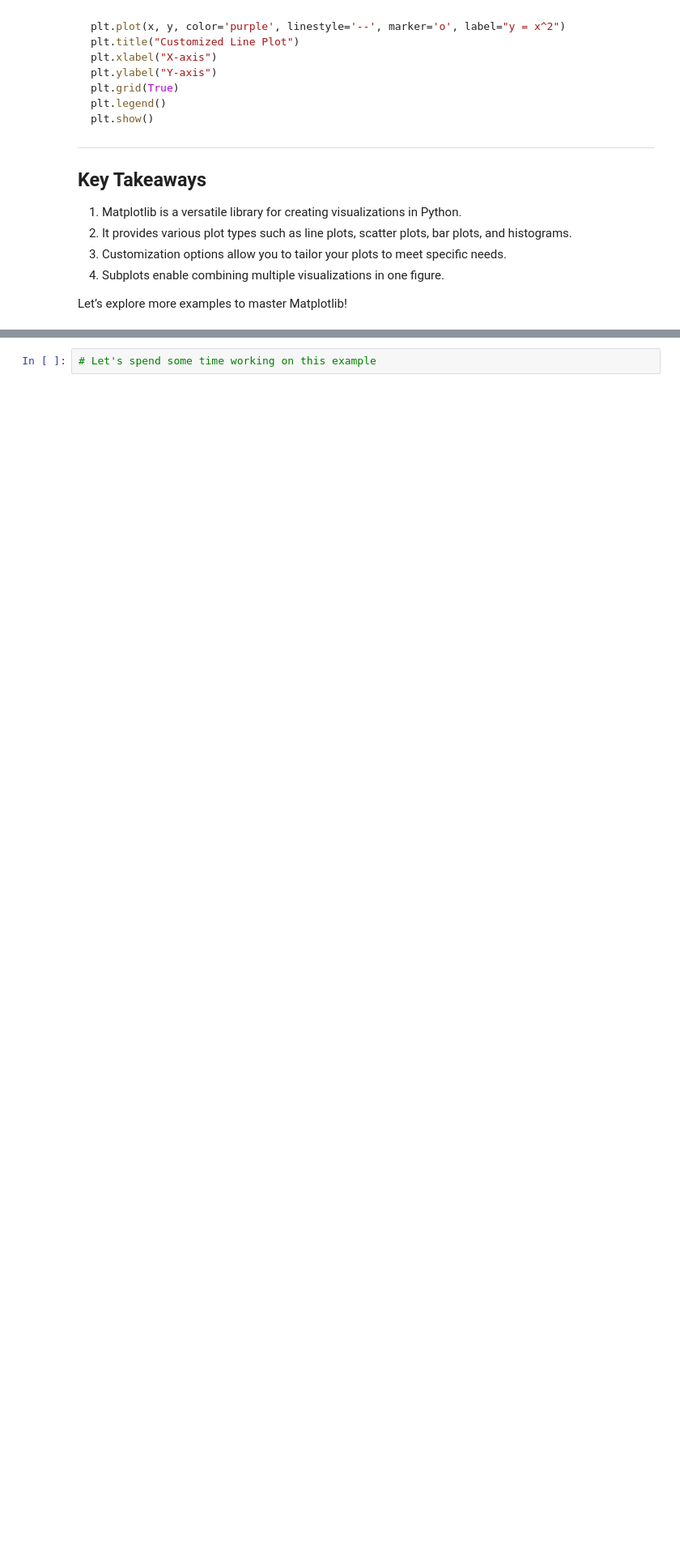
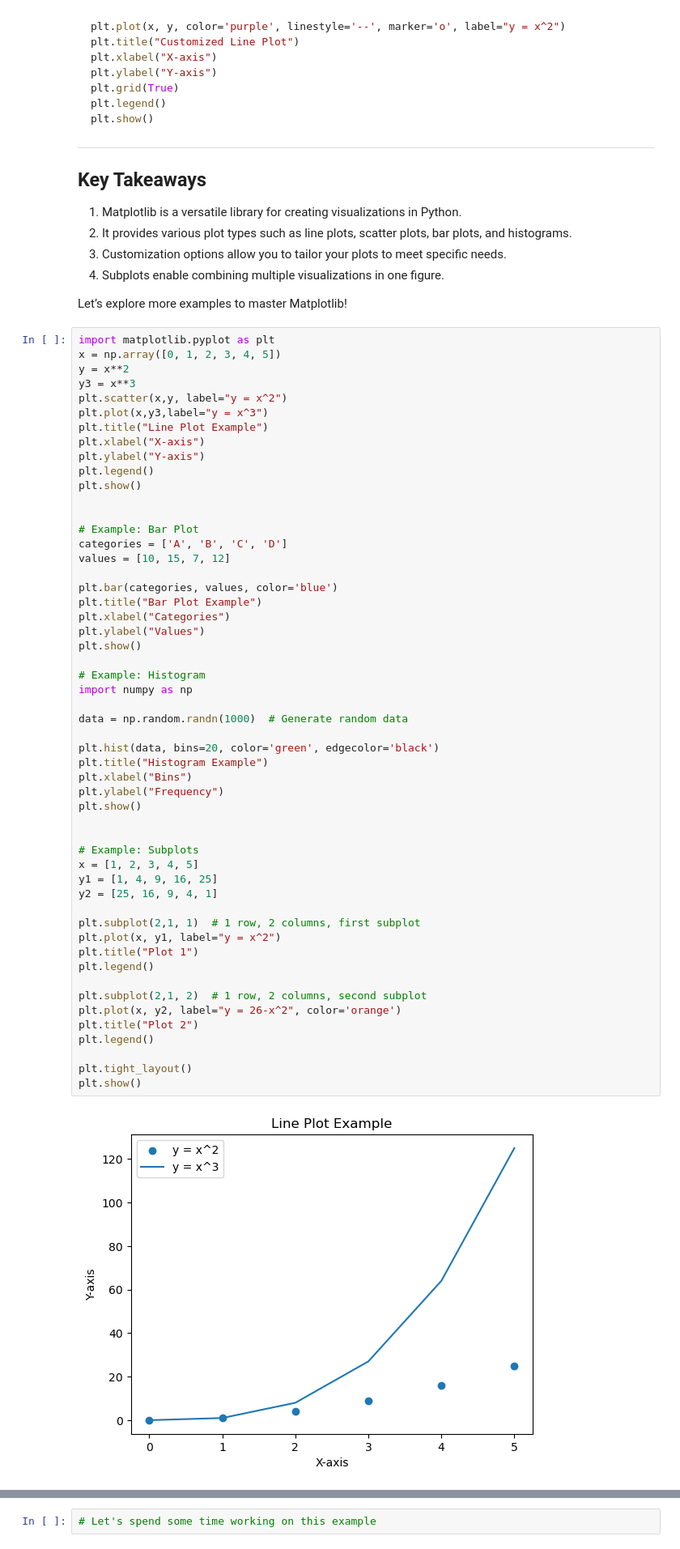
Before and after one commit to armankarshenas/TUMS2025, a Jupyter notebook: lectures/lecture5.ipynb, the cells around one changed output, grey strips where cells are left out. Shown at 81% size. Saved outputs shown, nothing was run; the diff lists cells and outputs as text; blank space fills up the shorter version.

```diff
--- a/lectures/lecture5.ipynb
+++ b/lectures/lecture5.ipynb
@@ -338,3 +389,58 @@ plt.show()
 4. Subplots enable combining multiple visualizations in one figure.
 
 Let’s explore more examples to master Matplotlib!
+# %%
+import matplotlib.pyplot as plt
+x = np.array([0, 1, 2, 3, 4, 5])
+y = x**2
+y3 = x**3
+plt.scatter(x,y, label="y = x^2")
+plt.plot(x,y3,label="y = x^3")
+plt.title("Line Plot Example")
+plt.xlabel("X-axis")
+plt.ylabel("Y-axis")
+plt.legend()
+plt.show()
+
+
+# Example: Bar Plot
+categories = ['A', 'B', 'C', 'D']
+values = [10, 15, 7, 12]
+
+plt.bar(categories, values, color='blue')
+plt.title("Bar Plot Example")
+plt.xlabel("Categories")
+plt.ylabel("Values")
+plt.show()
+
+# Example: Histogram
+import numpy as np
+
+data = np.random.randn(1000)  # Generate random data
+
+plt.hist(data, bins=20, color='green', edgecolor='black')
+plt.title("Histogram Example")
+plt.xlabel("Bins")
+plt.ylabel("Frequency")
+plt.show()
+
+
+# Example: Subplots
+x = [1, 2, 3, 4, 5]
+y1 = [1, 4, 9, 16, 25]
+y2 = [25, 16, 9, 4, 1]
+
+plt.subplot(2,1, 1)  # 1 row, 2 columns, first subplot
+plt.plot(x, y1, label="y = x^2")
+plt.title("Plot 1")
+plt.legend()
+
+plt.subplot(2,1, 2)  # 1 row, 2 columns, second subplot
+plt.plot(x, y2, label="y = 26-x^2", color='orange')
+plt.title("Plot 2")
+plt.legend()
+
+plt.tight_layout()
+plt.show()
+# %% [output]
+[figure, added]
```
Also changed, not shown: parts of 3 cells of this notebook, 1 other file.
